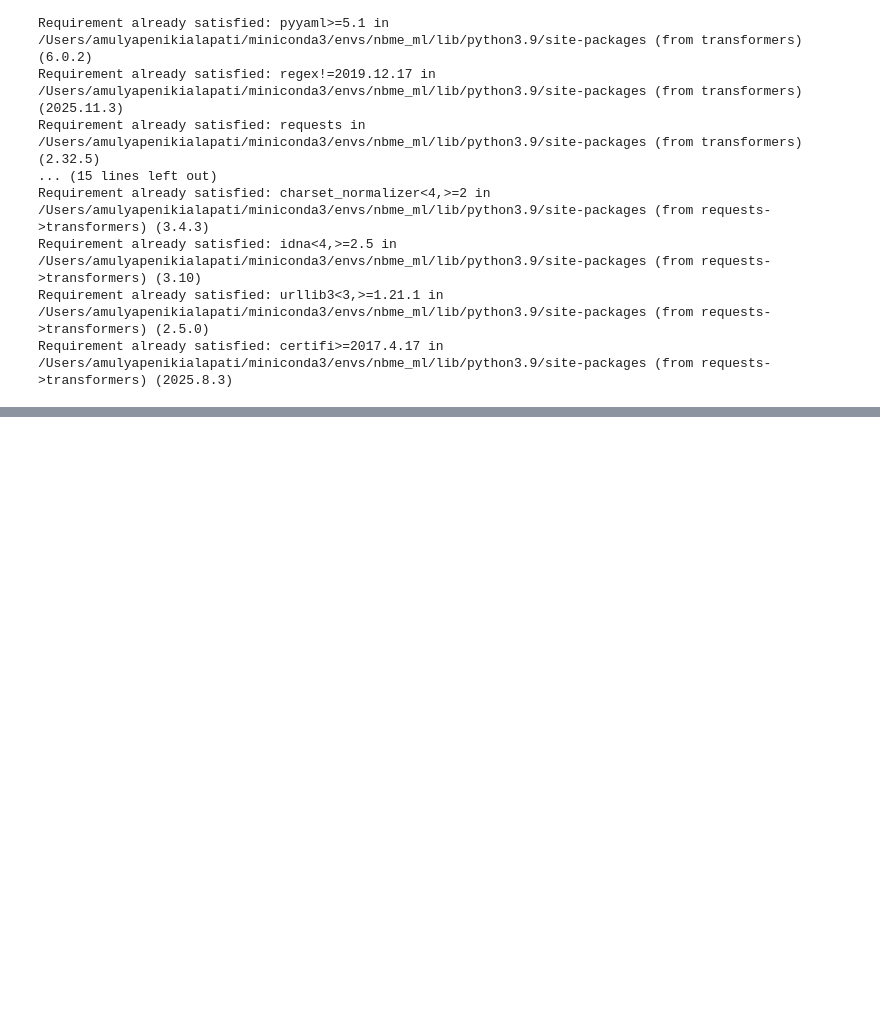
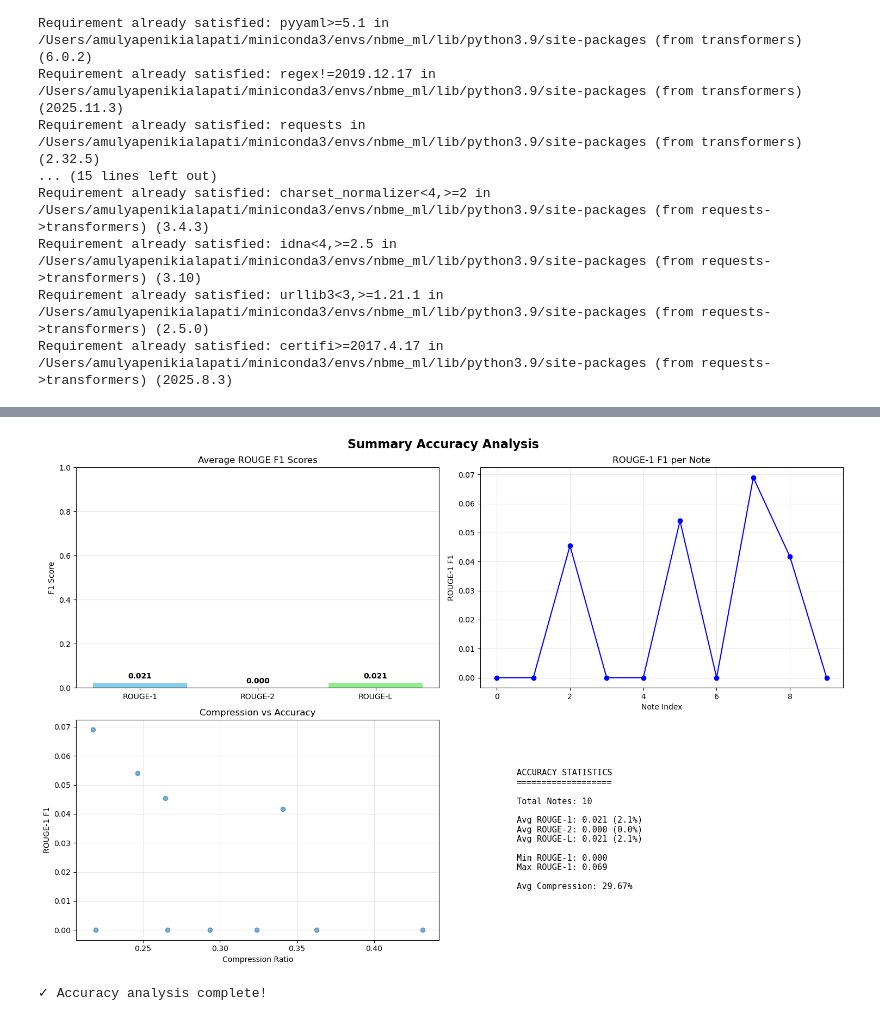
Before and after one commit to AmulyaP07-15/nbme-clinical-notes, a Jupyter notebook: notebooks/modeling/ml_summarizer.ipynb, the cells around one changed output, grey strips where cells are left out. Saved outputs shown, nothing was run; the diff lists cells and outputs as text; code cells hidden in the pictures; blank space fills up the shorter version.

```diff
--- a/notebooks/modeling/ml_summarizer.ipynb
+++ b/notebooks/modeling/ml_summarizer.ipynb
@@ -1001,0 +1263,15 @@ Processing time: 2.02 seconds
+# %%
+def create_reference_summary(pn_num, train_df, features_df):
+
+    # Get all features for this note
+    note_features = train_df[train_df['pn_num'] == pn_num]
+
+    # Get feature texts
+    feature_texts = []
+    for _, row in note_features.iterrows():
+        feature_info = features_df[features_df['feature_num'] == row['feature_num']]
+        if len(feature_info) > 0:
+            feature_texts.append(feature_info['feature_text'].iloc[0])
+
+    # Combine into reference summary
+    return ". ".join(feature_texts) if feature_texts else "No features found"
@@ -1001,0 +1330,64 @@ Processing time: 2.02 seconds
+# %%
+import matplotlib.pyplot as plt
+
+# Visualize accuracy metrics
+fig, axes = plt.subplots(2, 2, figsize=(15, 10))
+fig.suptitle('Summary Accuracy Analysis', fontsize=16, fontweight='bold')
+
+# Plot 1: Average ROUGE Scores
+rouge_types = ['ROUGE-1', 'ROUGE-2', 'ROUGE-L']
+f1_scores = [avg_scores['rouge1_f1'], avg_scores['rouge2_f1'], avg_scores['rougeL_f1']]
+
+axes[0, 0].bar(rouge_types, f1_scores, color=['skyblue', 'lightcoral', 'lightgreen'])
+axes[0, 0].set_title('Average ROUGE F1 Scores')
+axes[0, 0].set_ylabel('F1 Score')
+axes[0, 0].set_ylim([0, 1])
+axes[0, 0].grid(axis='y', alpha=0.3)
+
+for i, v in enumerate(f1_scores):
+    axes[0, 0].text(i, v + 0.02, f'{v:.3f}', ha='center', fontweight='bold')
+
+# Plot 2: Individual ROUGE-1 scores
+rouge1_scores = [s['rouge1_f1'] for s in all_scores]
+axes[0, 1].plot(range(len(rouge1_scores)), rouge1_scores,
+                marker='o', linestyle='-', color='blue')
+axes[0, 1].set_title('ROUGE-1 F1 per Note')
+axes[0, 1].set_xlabel('Note Index')
+axes[0, 1].set_ylabel('ROUGE-1 F1')
+axes[0, 1].grid(alpha=0.3)
+
+# Plot 3: Compression vs Accuracy
+axes[1, 0].scatter(summaries_df['compression_ratio'], rouge1_scores, alpha=0.6)
+axes[1, 0].set_title('Compression vs Accuracy')
+axes[1, 0].set_xlabel('Compression Ratio')
+axes[1, 0].set_ylabel('ROUGE-1 F1')
+axes[1, 0].grid(alpha=0.3)
+
+# Plot 4: Summary Statistics
+stats_text = f"""
+ACCURACY STATISTICS
+===================
+
+Total Notes: {len(summaries_df)}
+
+Avg ROUGE-1: {avg_scores['rouge1_f1']:.3f} ({avg_scores['rouge1_f1']*100:.1f}%)
+Avg ROUGE-2: {avg_scores['rouge2_f1']:.3f} ({avg_scores['rouge2_f1']*100:.1f}%)
+Avg ROUGE-L: {avg_scores['rougeL_f1']:.3f} ({avg_scores['rougeL_f1']*100:.1f}%)
+
+Min ROUGE-1: {min(rouge1_scores):.3f}
+Max ROUGE-1: {max(rouge1_scores):.3f}
+
+Avg Compression: {summaries_df['compression_ratio'].mean():.2%}
+"""
+
+axes[1, 1].text(0.1, 0.5, stats_text, fontsize=11,
+                verticalalignment='center', fontfamily='monospace')
+axes[1, 1].axis('off')
+
+plt.tight_layout()
+plt.show()
+
+print("\n✓ Accuracy analysis complete!")
+# %% [output]
+[figure, added]
+✓ Accuracy analysis complete!
```
Also changed, not shown: parts of 12 cells of this notebook.
